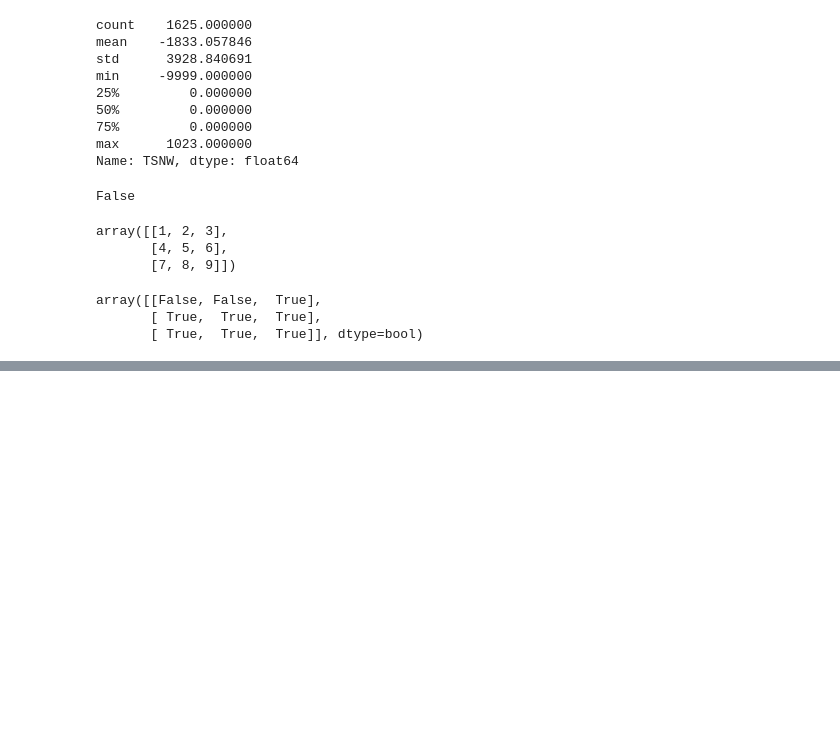
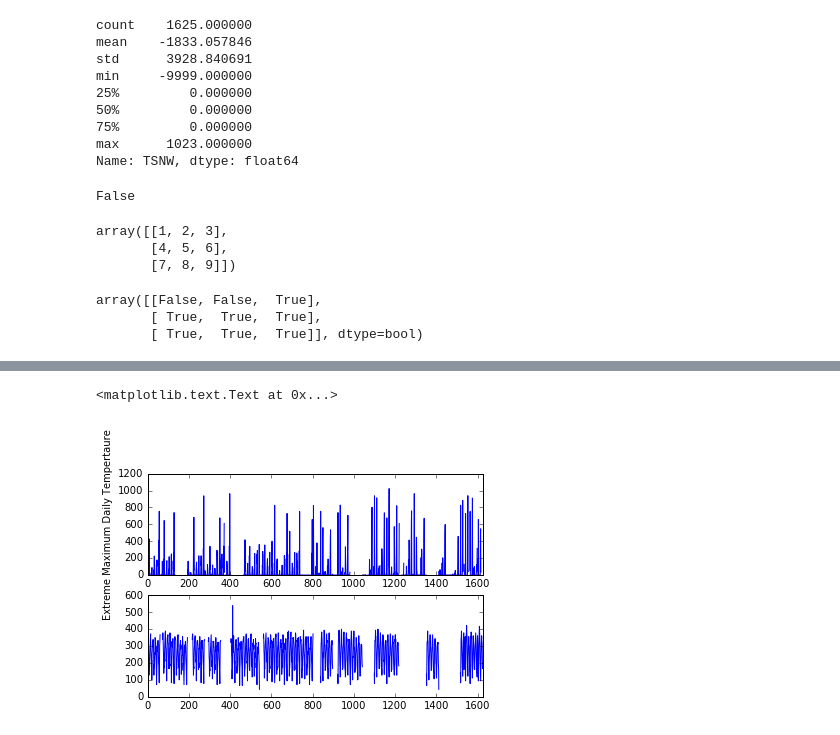
Before and after one commit to GCDigitalFellows/gcdrb_sessions, a Jupyter notebook: science.ipynb, the cells around one changed output, grey strips where cells are left out. Cells and saved outputs as stored; diff of their text form; code cells hidden in the pictures; blank space fills up the shorter version.

```diff
--- a/science.ipynb
+++ b/science.ipynb
@@ -91,0 +85,2 @@ array([3, 4, 5, 6, 7, 8, 9])
+# %%
+weather = pd.read_csv(data_path)
@@ -91,0 +98,2 @@ array([3, 4, 5, 6, 7, 8, 9])
+# %%
+weather[weather==-9999.00]= np.nan
@@ -91,0 +126,13 @@ array([3, 4, 5, 6, 7, 8, 9])
+# %%
+%matplotlib inline
+import matplotlib.pyplot as plt
+fig = plt.figure()
+ax = fig.add_subplot(2,1,1) #location of picture on grid
+weather['TSNW'].plot(ax=ax)
+ax.set_ylabel("Total Snowfall (inchs)")
+ax2 = fig.add_subplot(2,1,2) #location of picture on grid
+weather['EMXT'].plot(ax=ax2)
+ax.set_ylabel("Extreme Maximum Daily Tempertaure")
+# %% [output]
+<matplotlib.text.Text at 0x...>
+[figure, added]
```
Also changed, not shown: parts of 16 cells of this notebook.
